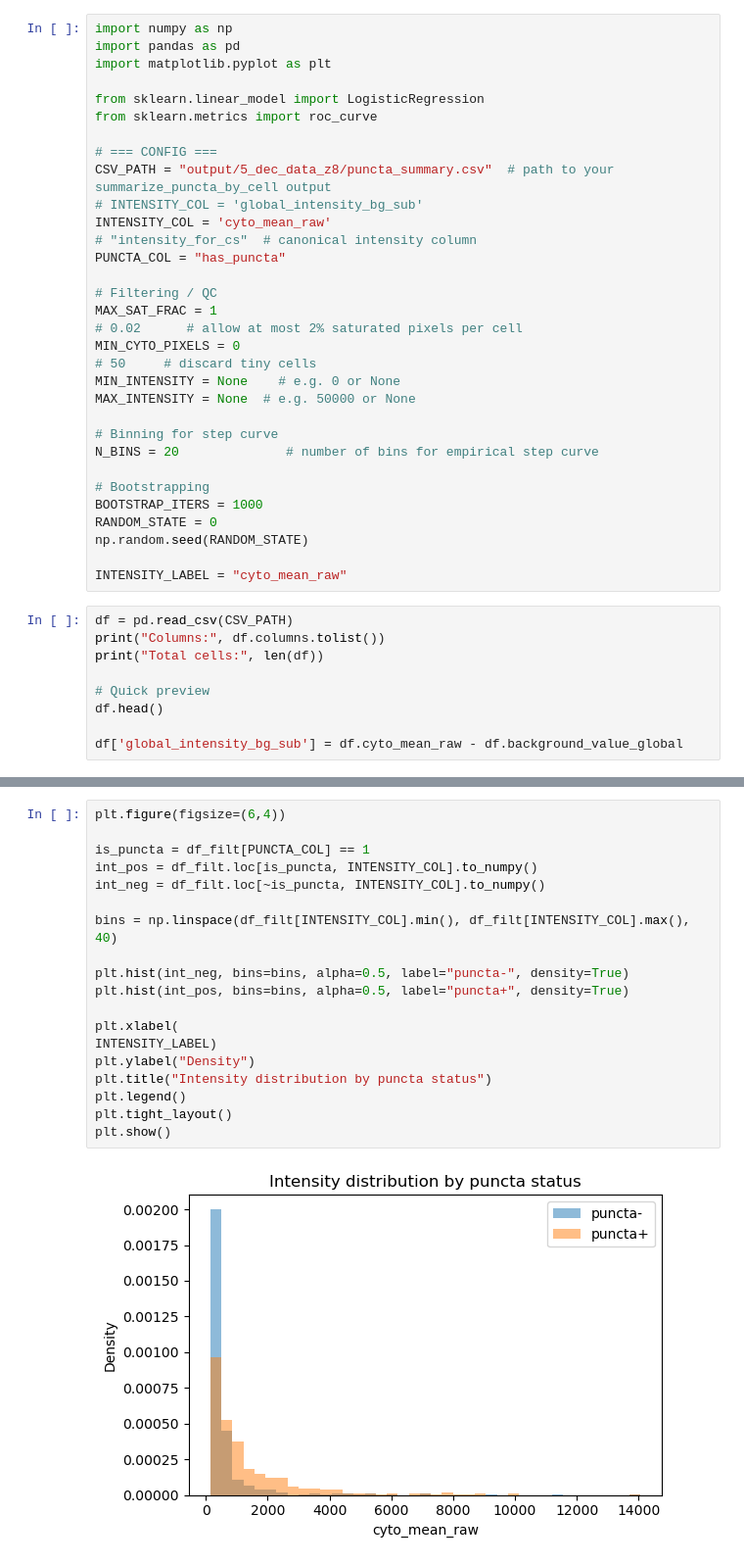
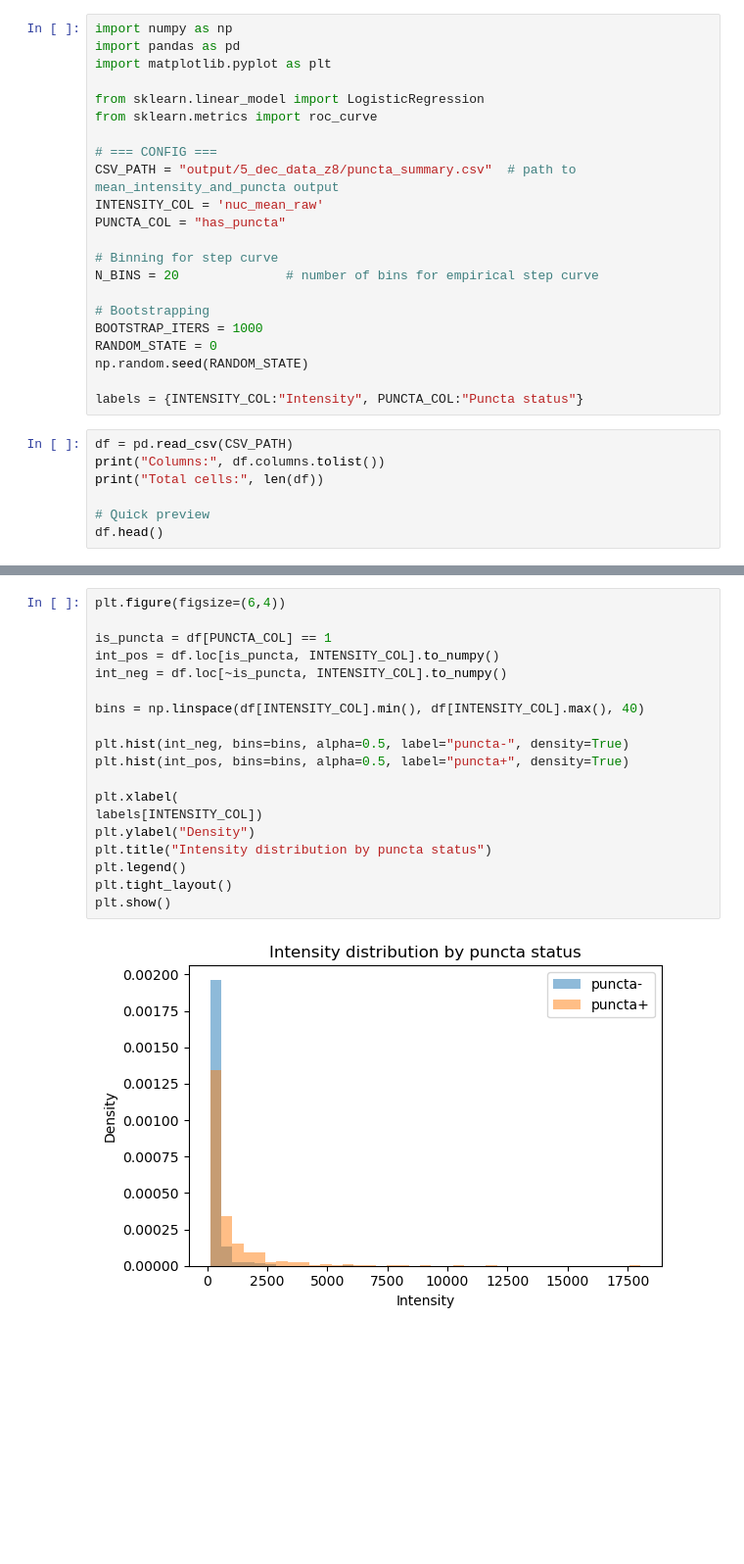
Before and after one commit to Simran-Sodhi/puncta_csat_pipeline, a Jupyter notebook: Nucleus/Scripts/puncta_detection/csat_estimation.ipynb, the cells around one changed output, grey strips where cells are left out. Shown at 98% size. Saved outputs shown, nothing was run; the diff lists cells and outputs as text; blank space fills up the shorter version.

```diff
--- a/Nucleus/Scripts/puncta_detection/csat_estimation.ipynb
+++ b/Nucleus/Scripts/puncta_detection/csat_estimation.ipynb
@@ -7,19 +7,9 @@ from sklearn.linear_model import LogisticRegression
 from sklearn.metrics import roc_curve
 
 # === CONFIG ===
-CSV_PATH = "output/5_dec_data_z8/puncta_summary.csv"  # path to your summarize_puncta_by_cell output
-# INTENSITY_COL = 'global_intensity_bg_sub'
-INTENSITY_COL = 'cyto_mean_raw'
-# "intensity_for_cs"  # canonical intensity column
+CSV_PATH = "output/5_dec_data_z8/puncta_summary.csv"  # path to mean_intensity_and_puncta output
+INTENSITY_COL = 'nuc_mean_raw'
 PUNCTA_COL = "has_puncta"
-
-# Filtering / QC
-MAX_SAT_FRAC = 1
-# 0.02      # allow at most 2% saturated pixels per cell
-MIN_CYTO_PIXELS = 0
-# 50     # discard tiny cells
-MIN_INTENSITY = None    # e.g. 0 or None
-MAX_INTENSITY = None  # e.g. 50000 or None
 
 # Binning for step curve
 N_BINS = 20              # number of bins for empirical step curve
@@ -29,7 +19,7 @@ BOOTSTRAP_ITERS = 1000
 RANDOM_STATE = 0
 np.random.seed(RANDOM_STATE)
 
-INTENSITY_LABEL = "cyto_mean_raw"
+labels = {INTENSITY_COL:"Intensity", PUNCTA_COL:"Puncta status"}
 # %%
 df = pd.read_csv(CSV_PATH)
 print("Columns:", df.columns.tolist())
@@ -37,8 +27,6 @@ print("Total cells:", len(df))
 
 # Quick preview
 df.head()
-
-df['global_intensity_bg_sub'] = df.cyto_mean_raw - df.background_value_global
 # %% [output]
 Columns: ['image_location', 'cyto_file', 'puncta_file', 'intensity_file', 'intensity_channel', 'cell_label', 'centroid_y', 'centroid_x', 'num_cyto_pixels', 'num_puncta_pixels', 'has_puncta', 'puncta_a ...
 Total cells: 1184
@@ -116,24 +53,24 @@ Name: cyto_mean_bgsub_hybrid, dtype: float64
 # %%
 plt.figure(figsize=(6,4))
 
-is_puncta = df_filt[PUNCTA_COL] == 1
-int_pos = df_filt.loc[is_puncta, INTENSITY_COL].to_numpy()
-int_neg = df_filt.loc[~is_puncta, INTENSITY_COL].to_numpy()
+is_puncta = df[PUNCTA_COL] == 1
+int_pos = df.loc[is_puncta, INTENSITY_COL].to_numpy()
+int_neg = df.loc[~is_puncta, INTENSITY_COL].to_numpy()
 
-bins = np.linspace(df_filt[INTENSITY_COL].min(), df_filt[INTENSITY_COL].max(), 40)
+bins = np.linspace(df[INTENSITY_COL].min(), df[INTENSITY_COL].max(), 40)
 
 plt.hist(int_neg, bins=bins, alpha=0.5, label="puncta-", density=True)
 plt.hist(int_pos, bins=bins, alpha=0.5, label="puncta+", density=True)
 
 plt.xlabel(
-INTENSITY_LABEL)
+labels[INTENSITY_COL])
 plt.ylabel("Density")
 plt.title("Intensity distribution by puncta status")
 plt.legend()
 plt.tight_layout()
 plt.show()
 # %% [output]
-[figure, old version]
+[figure, new version]
 # %%
 plt.figure(figsize=(6,4))
 
```
Also changed, not shown: parts of 27 cells of this notebook, 6 other files.
